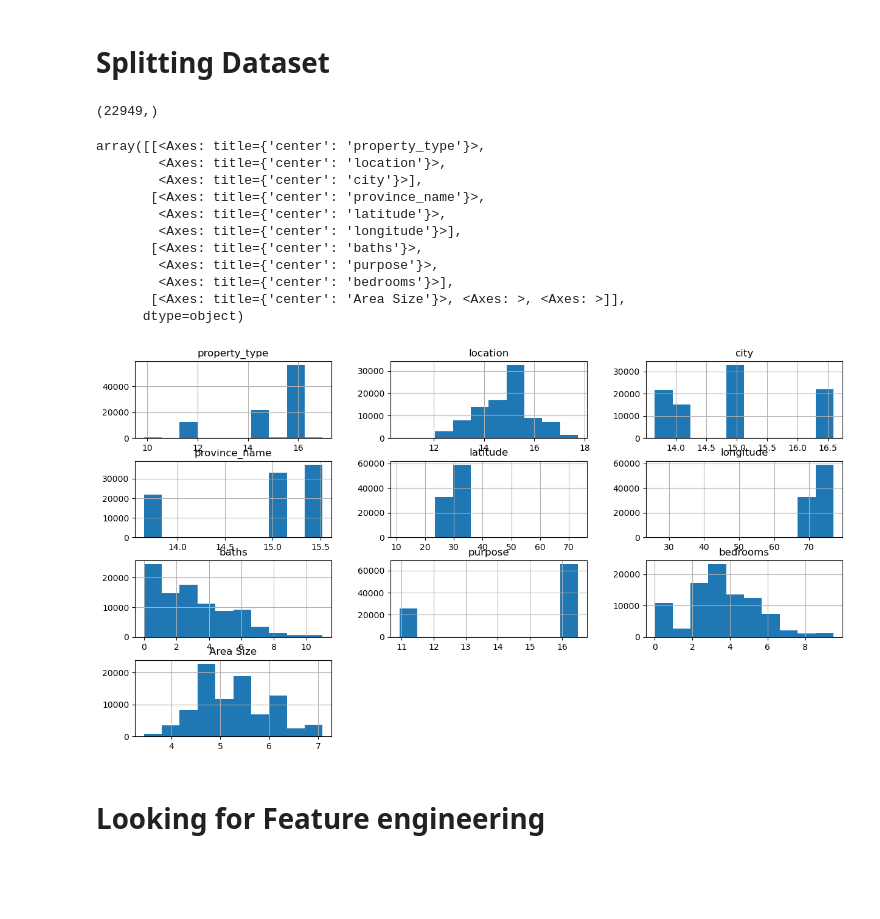
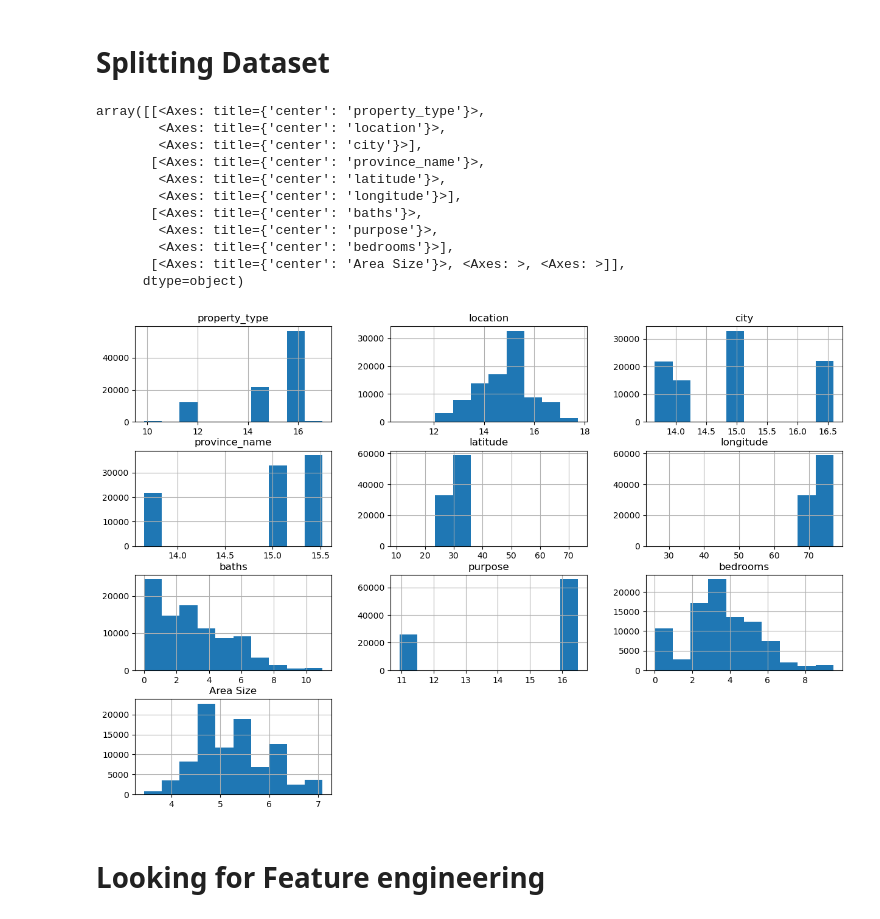
Before and after one commit to oyounis19/ML-Regression-Classification, a Jupyter notebook: code/numerical_regression/notebooks/Numerical_regressor.ipynb, the cells around one changed output. Cells and saved outputs as stored; diff of their text form; code cells hidden in the pictures; blank space fills up the shorter version.

```diff
--- a/code/numerical_regression/notebooks/Numerical_regressor.ipynb
+++ b/code/numerical_regression/notebooks/Numerical_regressor.ipynb
@@ -249,25 +249,21 @@ y=df['price']
 from sklearn.model_selection import train_test_split
 
 X_train,X_test,y_train,y_test=train_test_split(X,y,test_size=0.2,random_state=42)
-# %%
-y_test.shape
-# %% [output]
-(22949,)
 # %%
-X_train.hist(figsize=(15,8))
+X_train.hist(figsize=(15,10))
 # %% [output]
 array([[<Axes: title={'center': 'property_type'}>,
         <Axes: title={'center': 'location'}>,
         <Axes: title={'center': 'city'}>],
        [<Axes: title={'center': 'province_name'}>,
         <Axes: title={'center': 'latitude'}>,
         <Axes: title={'center': 'longitude'}>],
        [<Axes: title={'center': 'baths'}>,
         <Axes: title={'center': 'purpose'}>,
         <Axes: title={'center': 'bedrooms'}>],
        [<Axes: title={'center': 'Area Size'}>, <Axes: >, <Axes: >]],
       dtype=object)
-[figure, old version]
+[figure, new version]
 # %% [markdown]
 # Looking for Feature engineering
 # %%
```
